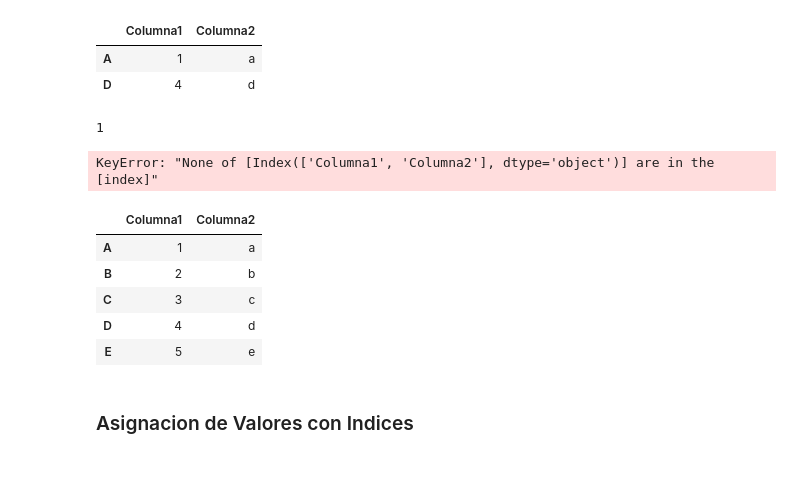
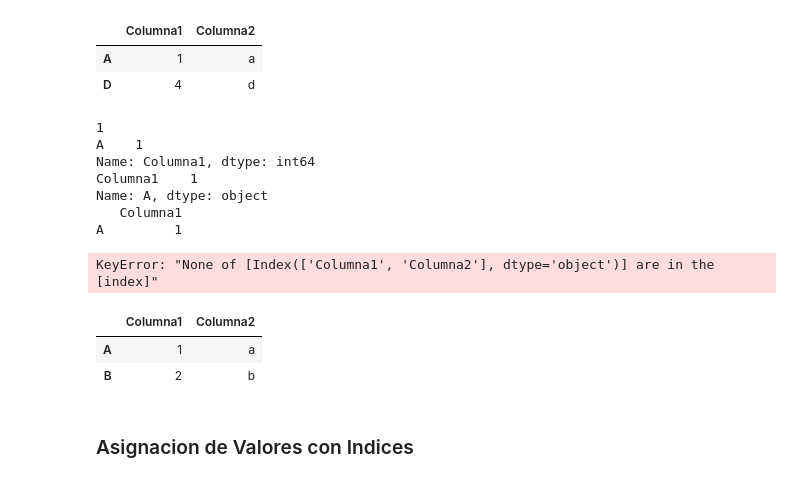
Before and after one commit to sonder-art/fdd_p24, a Jupyter notebook: tareas/9019_mmm/pandas/03_pandas_indices_ts.ipynb, the cells around one changed output. Saved outputs shown, nothing was run; the diff lists cells and outputs as text; code cells hidden in the pictures.

```diff
--- a/tareas/9019_mmm/pandas/03_pandas_indices_ts.ipynb
+++ b/tareas/9019_mmm/pandas/03_pandas_indices_ts.ipynb
@@ -244,9 +244,22 @@ df.loc[['A', 'D']]
 | D | 4 | d |
 # %%
 # Seleccionar la columna con etiqueta 'Columna1'
-df.loc['A','Columna1']
+d1=df.loc['A','Columna1']
+d2=df.loc[['A'],'Columna1']
+d3=df.loc['A',['Columna1']]
+d4=df.loc[['A'],['Columna1']]
+print(d1)
+print(d2)
+print(d3)
+print(d4)
 # %% [output]
 1
+A    1
+Name: Columna1, dtype: int64
+Columna1    1
+Name: A, dtype: object
+   Columna1
+A         1
 # %%
 # Seleccionar las columnas con etiquetas 'Columna1' y 'Columna2'
 df.loc[['Columna1', 'Columna2']]
@@ -254,14 +267,11 @@ df.loc[['Columna1', 'Columna2']]
 KeyError: "None of [Index(['Columna1', 'Columna2'], dtype='object')] are in the [index]"
 # %%
 # Seleccionar las columnas con etiquetas 'Columna1' y 'Columna2'
-df.loc[:,['Columna1', 'Columna2']]
+df.loc['A':'B',['Columna1', 'Columna2']]
 # %% [output]
 |  | Columna1 | Columna2 |
 | A | 1 | a |
 | B | 2 | b |
-| C | 3 | c |
-| D | 4 | d |
-| E | 5 | e |
 # %% [markdown]
 ### Asignacion de Valores con Indices
 # %%
```
Also changed, not shown: parts of 4 cells of this notebook, 2 other files.
